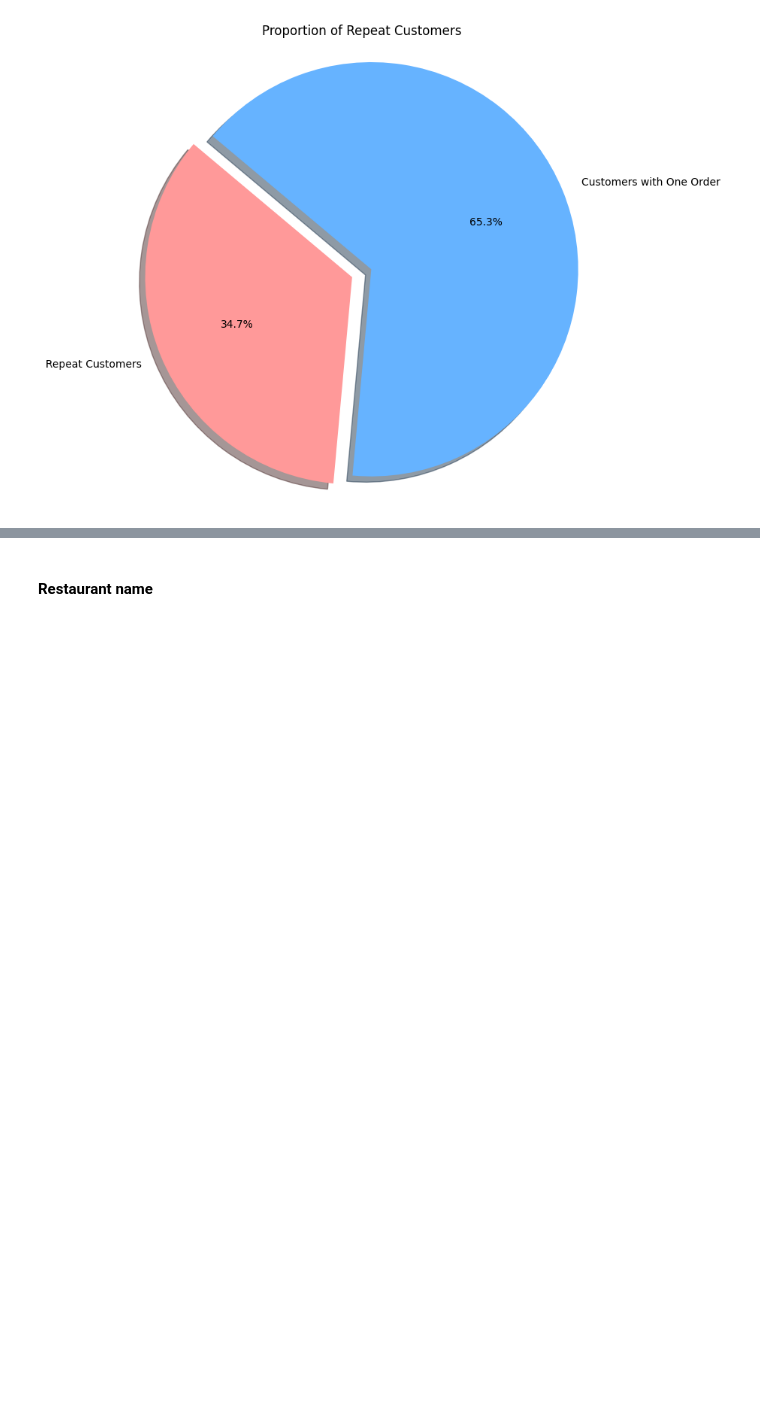
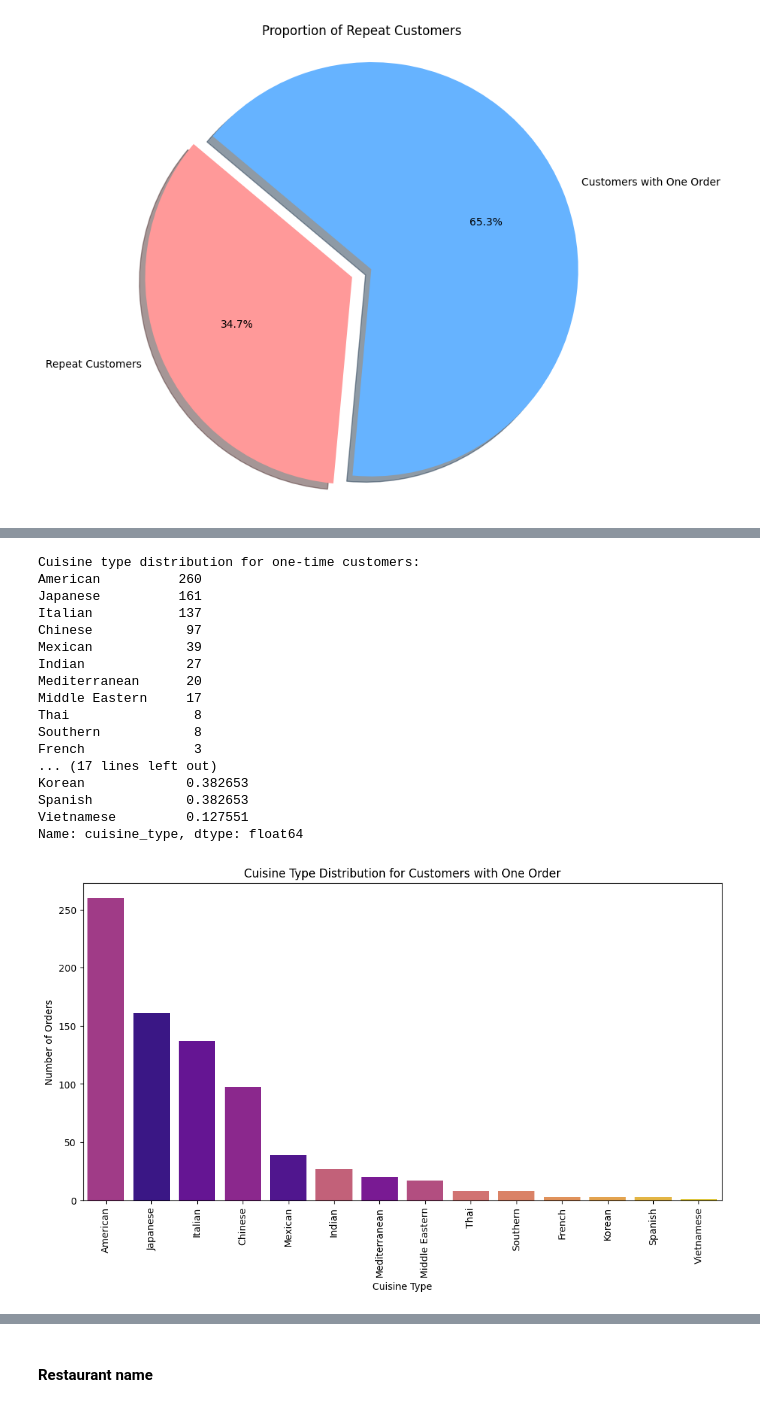
Before and after one commit to RashmiJK/PGP-AIML-FoodHub-EDA, a Jupyter notebook: analyze_foodhub_orders.ipynb, the cells around one changed output, grey strips where cells are left out. Cells and saved outputs as stored; diff of their text form; code cells hidden in the pictures; blank space fills up the shorter version.

```diff
--- a/analyze_foodhub_orders.ipynb
+++ b/analyze_foodhub_orders.ipynb
@@ -276,0 +315,34 @@ plt.show()
+# %%
+# 3. Analyze the relationship with the cuisine type for one-time customers
+print("\nCuisine type distribution for one-time customers:")
+print(df_one_time['cuisine_type'].value_counts())
+print("\nPercentage of cuisine type distribution for one-time customers:")
+print(df_one_time['cuisine_type'].value_counts(normalize=True) * 100)
+
+# Visualize the cuisine type distribution
+plt.figure(figsize=(12, 6))
+sns.countplot(data=df_one_time, x='cuisine_type', order=df_one_time['cuisine_type'].value_counts().index, palette='plasma', hue = 'cuisine_type', legend = False)
+plt.title('Cuisine Type Distribution for Customers with One Order')
+plt.xlabel('Cuisine Type')
+plt.ylabel('Number of Orders')
+plt.xticks(rotation=90)
+plt.show()
+# %% [output]
+Cuisine type distribution for one-time customers:
+American          260
+Japanese          161
+Italian           137
+Chinese            97
+Mexican            39
+Indian             27
+Mediterranean      20
+Middle Eastern     17
+Thai                8
+Southern            8
+French              3
+... (17 lines left out)
+Korean             0.382653
+Spanish            0.382653
+Vietnamese         0.127551
+Name: cuisine_type, dtype: float64
+[figure, added]
```
Also changed, not shown: parts of 5 cells of this notebook.
